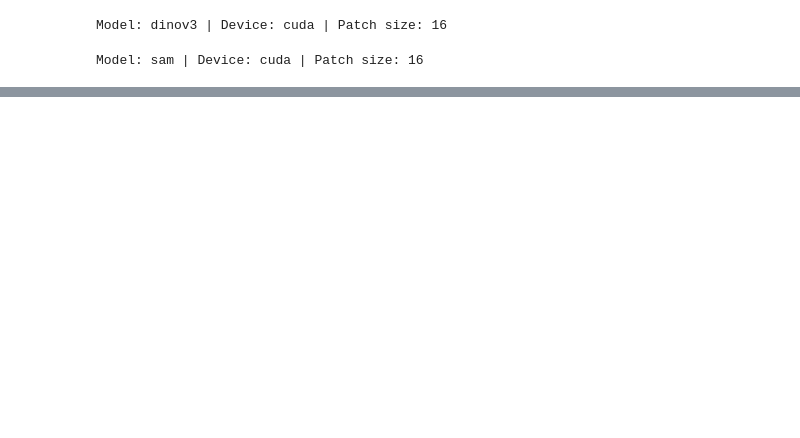
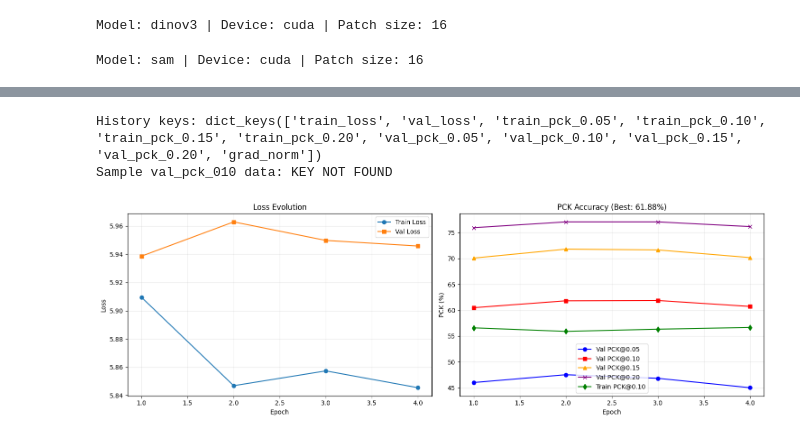
Before and after one commit to Luffy65/Semantic-Correspondence, a Jupyter notebook: train.ipynb, the cells around one changed output, grey strips where cells are left out. Cells and saved outputs as stored; diff of their text form; code cells hidden in the pictures; blank space fills up the shorter version.

```diff
--- a/train.ipynb
+++ b/train.ipynb
@@ -843,3 +1198,15 @@ plot_training_history(history)
+# %%
+# Add this right before calling plot_training_history(history)
+print("History keys:", history.keys())
+print("Sample val_pck_010 data:", history.get('valpck010', 'KEY NOT FOUND'))
+# %% [output]
+History keys: dict_keys(['train_loss', 'val_loss', 'train_pck_0.05', 'train_pck_0.10', 'train_pck_0.15', 'train_pck_0.20', 'val_pck_0.05', 'val_pck_0.10', 'val_pck_0.15', 'val_pck_0.20', 'grad_norm'])
+Sample val_pck_010 data: KEY NOT FOUND
+# %%
+# Plot results
+plot_training_history(history)
+# %% [output]
+[figure, added]
 # %% [markdown]
 Starting training for dinov2 at resolution 518...
 
```
Also changed, not shown: parts of 10 cells of this notebook.
